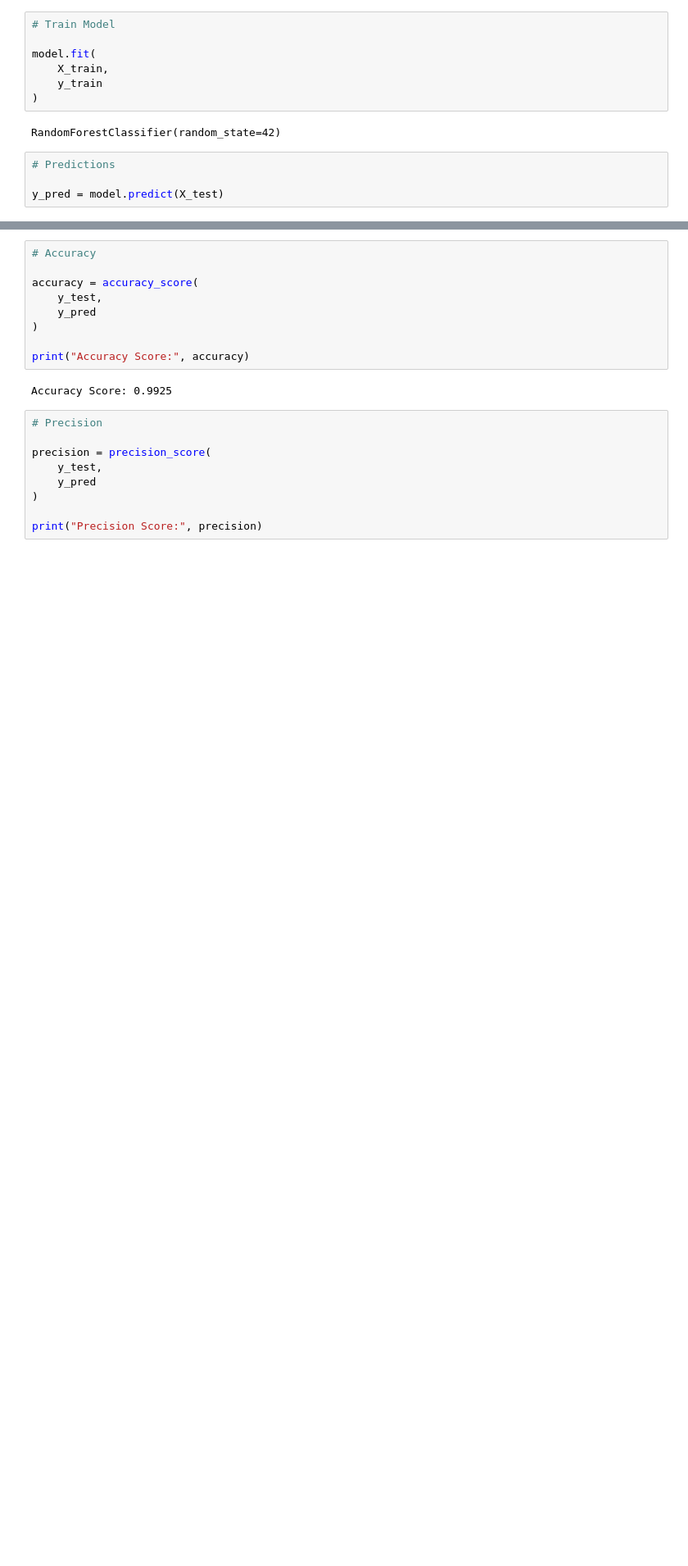
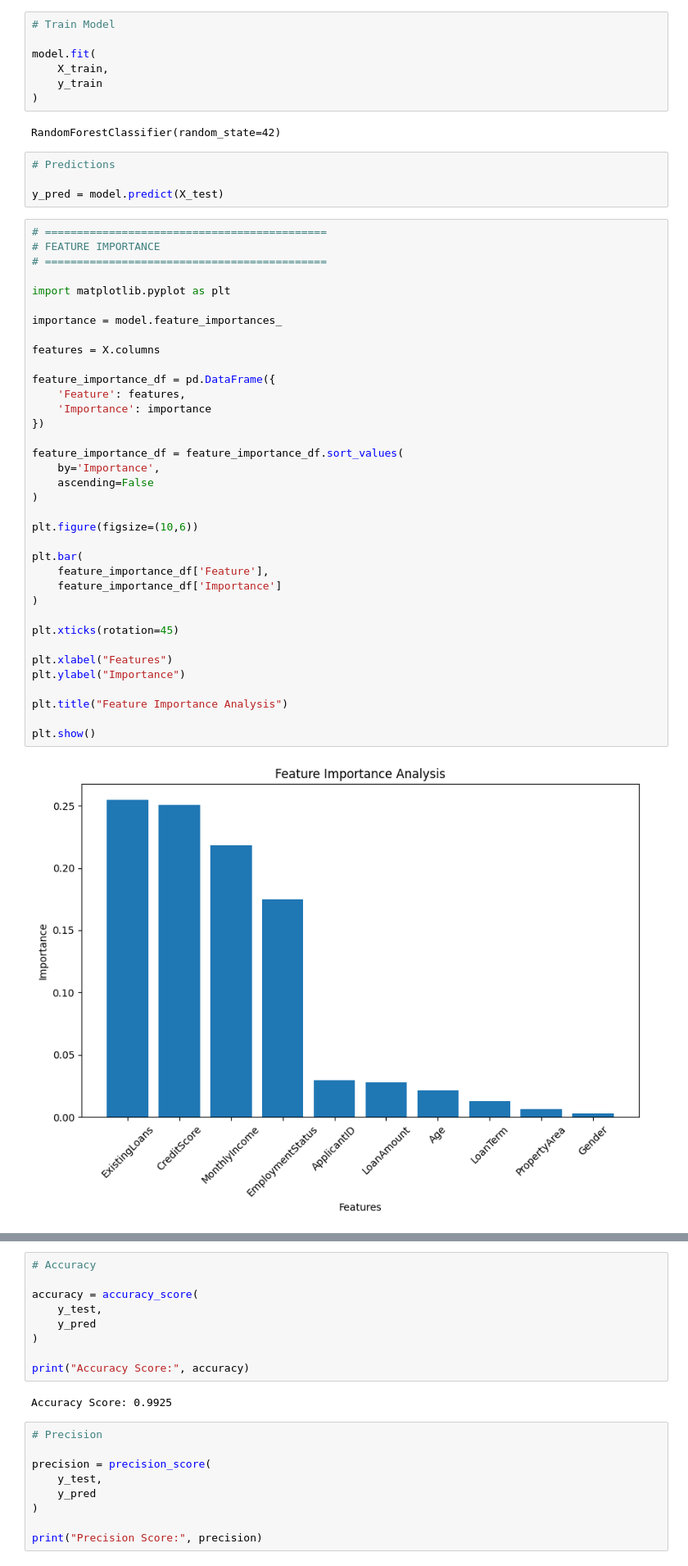
Before and after one commit to Sudipta-I-am/Loan_Approval_Prediction_Project, a Jupyter notebook: loan_approval_project.ipynb, the cells around one changed output, grey strips where cells are left out. Shown at 82% size. Saved outputs shown, nothing was run; the diff lists cells and outputs as text; blank space fills up the shorter version.

```diff
--- a/loan_approval_project.ipynb
+++ b/loan_approval_project.ipynb
@@ -658,3 +658,41 @@ RandomForestClassifier(random_state=42)
 # Predictions
 
 y_pred = model.predict(X_test)
+# %%
+# ============================================
+# FEATURE IMPORTANCE
+# ============================================
+
+import matplotlib.pyplot as plt
+
+importance = model.feature_importances_
+
+features = X.columns
+
+feature_importance_df = pd.DataFrame({
+    'Feature': features,
+    'Importance': importance
+})
+
+feature_importance_df = feature_importance_df.sort_values(
+    by='Importance',
+    ascending=False
+)
+
+plt.figure(figsize=(10,6))
+
+plt.bar(
+    feature_importance_df['Feature'],
+    feature_importance_df['Importance']
+)
+
+plt.xticks(rotation=45)
+
+plt.xlabel("Features")
+plt.ylabel("Importance")
+
+plt.title("Feature Importance Analysis")
+
+plt.show()
+# %% [output]
+[figure, added]
```
Also changed, not shown: parts of 1 cell of this notebook.
